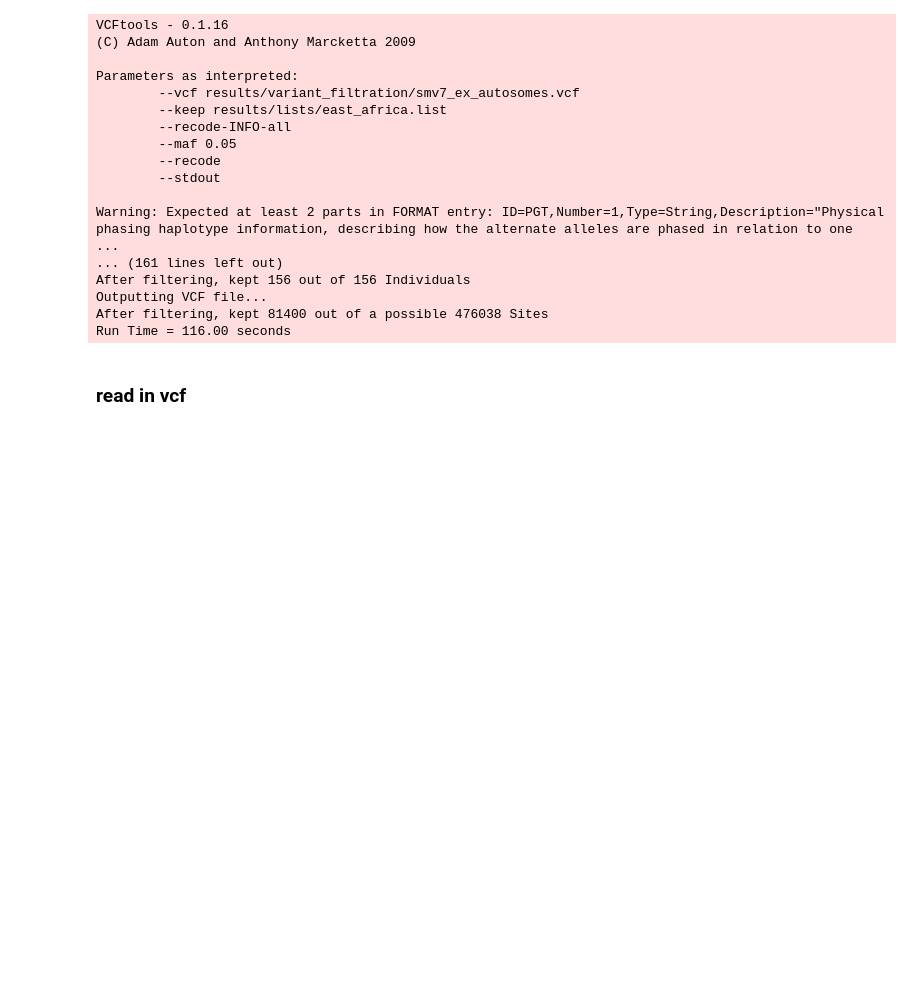
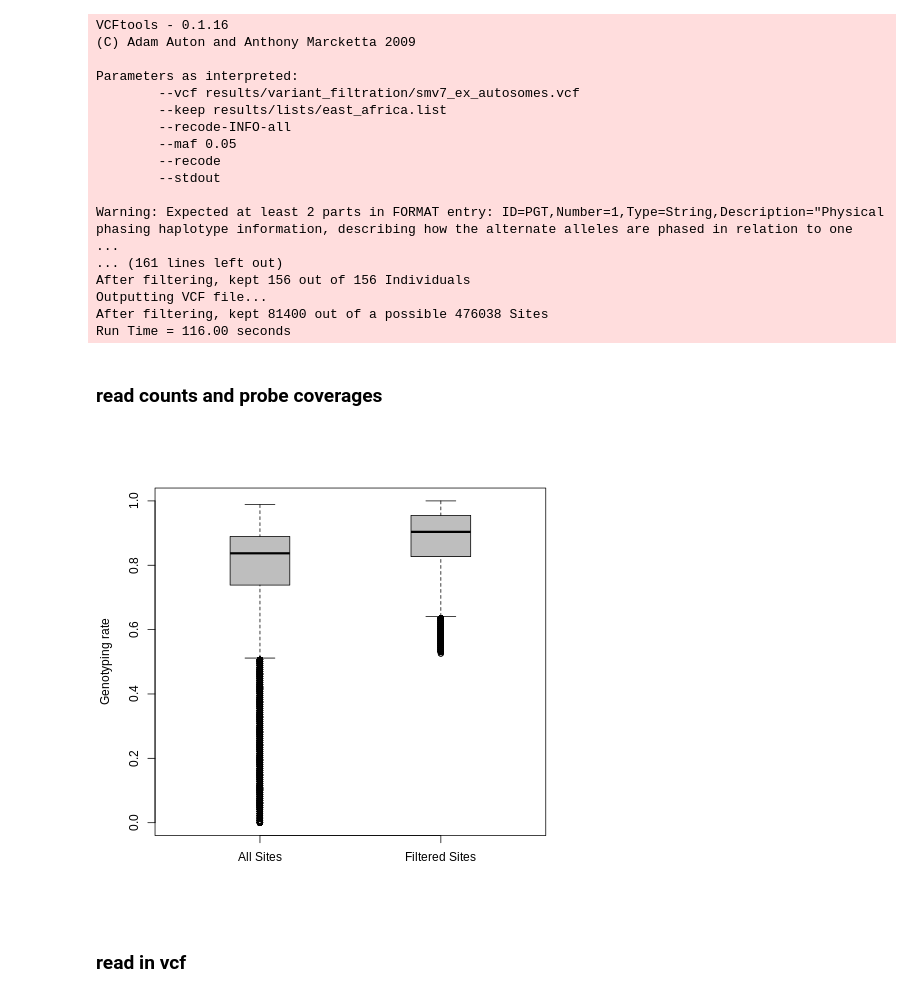
Before and after one commit to nealplatt/sch_man_nwinvasion, a Jupyter notebook: sch_man_nwinvasion.ipynb, the cells around one changed output. Cells and saved outputs as stored; diff of their text form; code cells hidden in the pictures; blank space fills up the shorter version.

```diff
--- a/sch_man_nwinvasion.ipynb
+++ b/sch_man_nwinvasion.ipynb
@@ -587,3 +602,5 @@ After filtering, kept 156 out of 156 Individuals
 Outputting VCF file...
 After filtering, kept 81400 out of a possible 476038 Sites
 Run Time = 116.00 seconds
+# %% [markdown]
+### read counts and probe coverages
@@ -590,3 +671,25 @@ Run Time = 116.00 seconds
+# %%
+%%R
+
+#gt_rate_all_sites_tbl<-read.table("results/variant_filtration/gt_rate_per_site.tbl", header=TRUE)
+#gt_rate_flt_sites_tbl<-read.table("results/variant_filtration/gt_rate_per_site_at_filtered_sites.tbl", header=TRUE)
+
+#head(gt_rate_flt_sites_tbl)
+
+boxplot(1-gt_rate_all_sites_tbl$F_MISS,
+        1-gt_rate_flt_sites_tbl$F_MISS,
+        notch=FALSE,
+        ylab="Genotyping rate",
+        col=c("grey", "grey"),
+        names=c("All Sites", "Filtered Sites"),
+        boxwex=0.33
+       )
+
+
+
+#hist(1-gt_rate_flt_sites_tbl$F_MISS)
+# %% [output]
+[figure, added]
 # %% [markdown]
 ### read in vcf
 # %%
```
Also changed, not shown: parts of 20 cells of this notebook.
